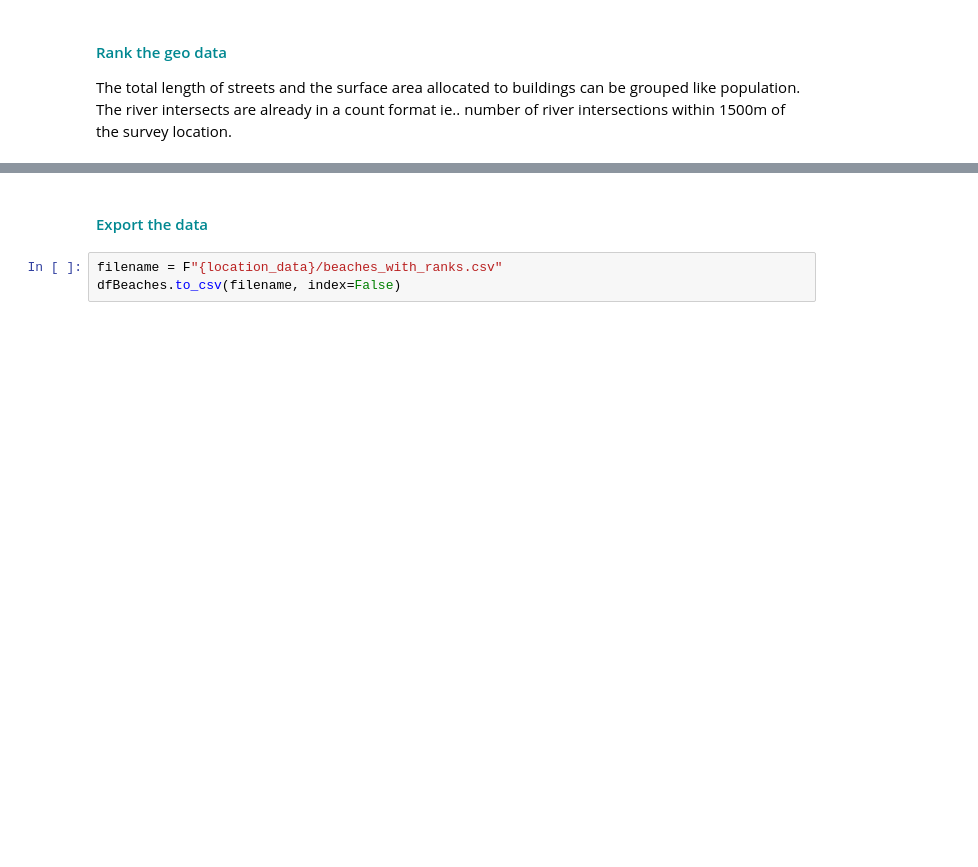
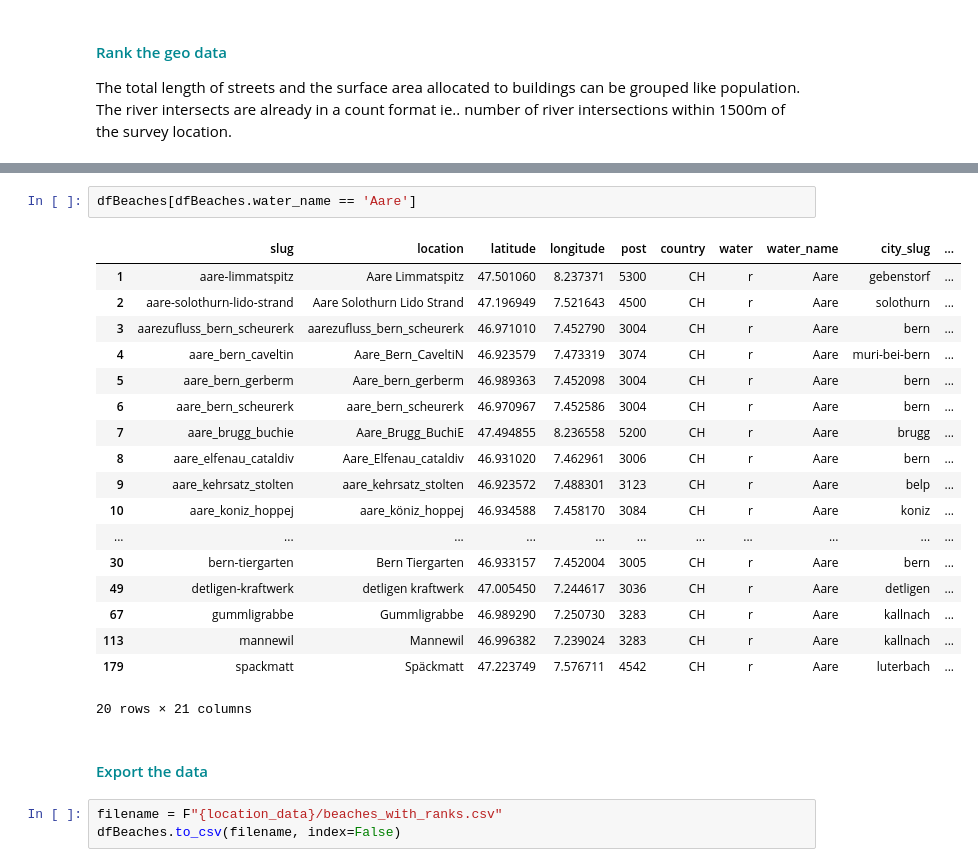
Before and after one commit to hammerdirt-analyst/iqals, a Jupyter notebook: inrastrucutrerankings.ipynb, the cells around one changed output, grey strips where cells are left out. Saved outputs shown, nothing was run; the diff lists cells and outputs as text; blank space fills up the shorter version.

```diff
--- a/inrastrucutrerankings.ipynb
+++ b/inrastrucutrerankings.ipynb
@@ -336,3 +363,24 @@ plt.show()
+# %%
+dfBeaches[dfBeaches.water_name == 'Aare']
+# %% [output]
+|  | slug | location | latitude | longitude | post | country | water | water_name | city_slug | ... |
+| 1 | aare-limmatspitz | Aare Limmatspitz | 47.501060 | 8.237371 | 5300 | CH | r | Aare | gebenstorf | ... |
+| 2 | aare-solothurn-lido-strand | Aare Solothurn Lido Strand | 47.196949 | 7.521643 | 4500 | CH | r | Aare | solothurn | ... |
+| 3 | aarezufluss_bern_scheurerk | aarezufluss_bern_scheurerk | 46.971010 | 7.452790 | 3004 | CH | r | Aare | bern | ... |
+| 4 | aare_bern_caveltin | Aare_Bern_CaveltiN | 46.923579 | 7.473319 | 3074 | CH | r | Aare | muri-bei-bern | ... |
+| 5 | aare_bern_gerberm | Aare_bern_gerberm | 46.989363 | 7.452098 | 3004 | CH | r | Aare | bern | ... |
+| 6 | aare_bern_scheurerk | aare_bern_scheurerk | 46.970967 | 7.452586 | 3004 | CH | r | Aare | bern | ... |
+| 7 | aare_brugg_buchie | Aare_Brugg_BuchiE | 47.494855 | 8.236558 | 5200 | CH | r | Aare | brugg | ... |
+| 8 | aare_elfenau_cataldiv | Aare_Elfenau_cataldiv | 46.931020 | 7.462961 | 3006 | CH | r | Aare | bern | ... |
+| 9 | aare_kehrsatz_stolten | aare_kehrsatz_stolten | 46.923572 | 7.488301 | 3123 | CH | r | Aare | belp | ... |
+| 10 | aare_koniz_hoppej | aare_köniz_hoppej | 46.934588 | 7.458170 | 3084 | CH | r | Aare | koniz | ... |
+| ... | ... | ... | ... | ... | ... | ... | ... | ... | ... | ... |
+| 30 | bern-tiergarten | Bern Tiergarten | 46.933157 | 7.452004 | 3005 | CH | r | Aare | bern | ... |
+| 49 | detligen-kraftwerk | detligen kraftwerk | 47.005450 | 7.244617 | 3036 | CH | r | Aare | detligen | ... |
+| 67 | gummligrabbe | Gummligrabbe | 46.989290 | 7.250730 | 3283 | CH | r | Aare | kallnach | ... |
+| 113 | mannewil | Mannewil | 46.996382 | 7.239024 | 3283 | CH | r | Aare | kallnach | ... |
+| 179 | spackmatt | Späckmatt | 47.223749 | 7.576711 | 4542 | CH | r | Aare | luterbach | ... |
+20 rows × 21 columns
 # %% [markdown]
 #### <span style="color:#008891">Export the data</span>
 # %%
```
Also changed, not shown: parts of 17 cells of this notebook, 6 other files.
